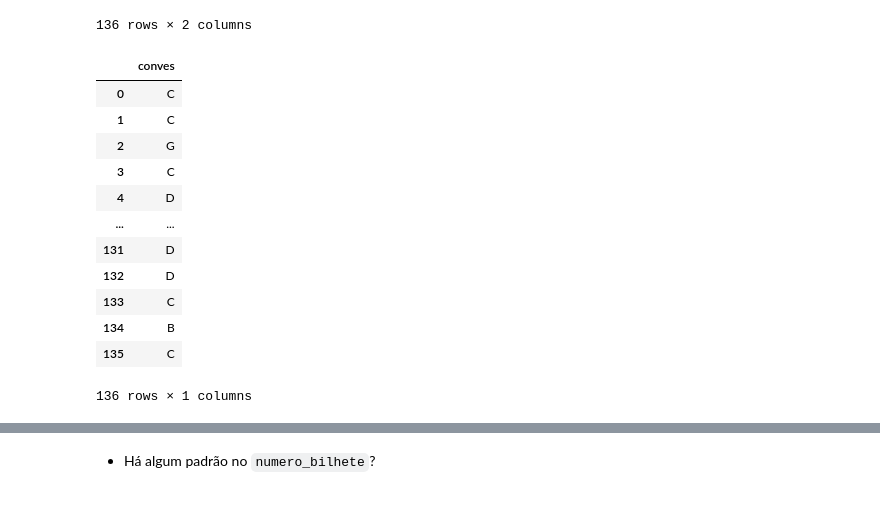
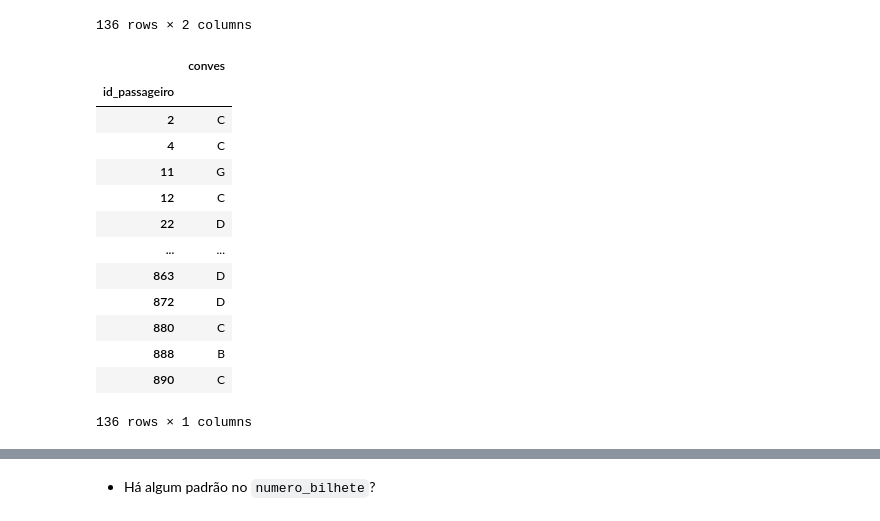
Before and after one commit to andreinamendes/titanic_cd, a Jupyter notebook: desafio.ipynb, the cells around one changed output, grey strips where cells are left out. Drawn from its saved outputs; the diff is of its cells as text; code cells hidden in the pictures.

```diff
--- a/desafio.ipynb
+++ b/desafio.ipynb
@@ -412,21 +429,21 @@ cabin_not_null
 136 rows × 2 columns
 # %%
 # Separação da informação do convés da coluna cabine_numero
-df_conves = cabin_not_null[cabin_not_null['cabine_numero'].notna()]
-df_conves = df_conves['cabine_numero'].apply(lambda x: x[0])
-df_conves = pd.DataFrame.from_records(df_conves.values, columns=['conves'])
+df_conves = cabin_not_null['cabine_numero'].apply(lambda x: x[0])
+df_conves = pd.DataFrame.from_records(df_conves.values, columns=['conves']).set_index(cabin_not_null.index)
 df_conves
 # %% [output]
 |  | conves |
-| 0 | C |
-| 1 | C |
-| 2 | G |
-| 3 | C |
-| 4 | D |
+| id_passageiro |  |
+| 2 | C |
+| 4 | C |
+| 11 | G |
+| 12 | C |
+| 22 | D |
 | ... | ... |
-| 131 | D |
-| 132 | D |
-| 133 | C |
-| 134 | B |
-| 135 | C |
+| 863 | D |
+| 872 | D |
+| 880 | C |
+| 888 | B |
+| 890 | C |
 136 rows × 1 columns
```
Also changed, not shown: parts of 19 cells of this notebook.
